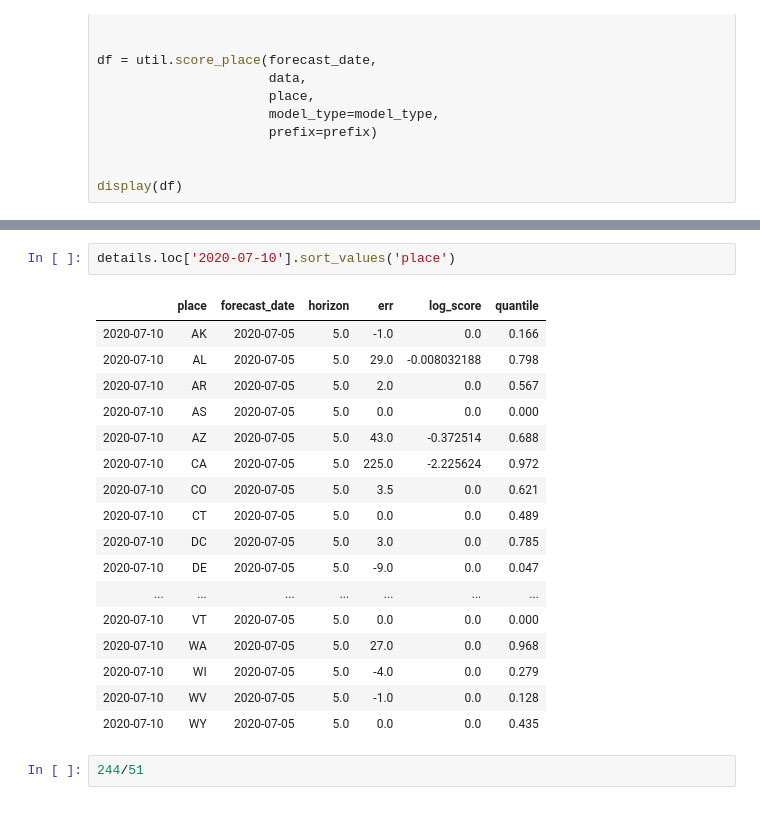
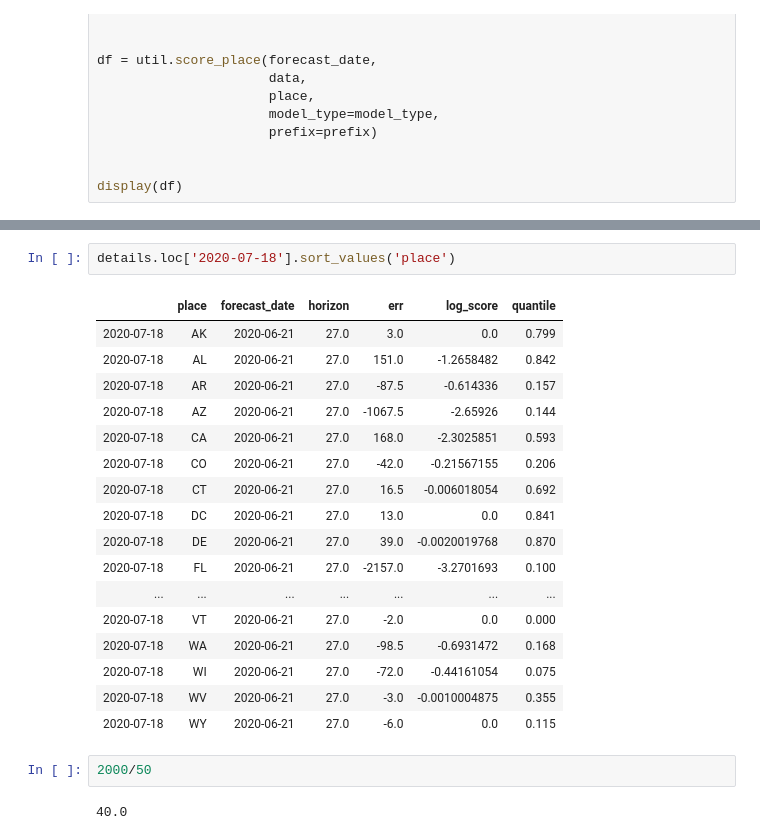
Before and after one commit to dsheldon/covid, a Jupyter notebook: scripts/Validation.ipynb, the cells around one changed output, grey strips where cells are left out. Cells and saved outputs as stored; diff of their text form.

```diff
--- a/scripts/Validation.ipynb
+++ b/scripts/Validation.ipynb
@@ -130,22 +137,24 @@ Scoring all places for 2020-07-05 forecast
 # %%
-details.loc['2020-07-10'].sort_values('place')
+details.loc['2020-07-18'].sort_values('place')
 # %% [output]
 |  | place | forecast_date | horizon | err | log_score | quantile |
-| 2020-07-10 | AK | 2020-07-05 | 5.0 | -1.0 | 0.0 | 0.166 |
-| 2020-07-10 | AL | 2020-07-05 | 5.0 | 29.0 | -0.008032188 | 0.798 |
-| 2020-07-10 | AR | 2020-07-05 | 5.0 | 2.0 | 0.0 | 0.567 |
-| 2020-07-10 | AS | 2020-07-05 | 5.0 | 0.0 | 0.0 | 0.000 |
-| 2020-07-10 | AZ | 2020-07-05 | 5.0 | 43.0 | -0.372514 | 0.688 |
-| 2020-07-10 | CA | 2020-07-05 | 5.0 | 225.0 | -2.225624 | 0.972 |
-| 2020-07-10 | CO | 2020-07-05 | 5.0 | 3.5 | 0.0 | 0.621 |
-| 2020-07-10 | CT | 2020-07-05 | 5.0 | 0.0 | 0.0 | 0.489 |
-| 2020-07-10 | DC | 2020-07-05 | 5.0 | 3.0 | 0.0 | 0.785 |
-| 2020-07-10 | DE | 2020-07-05 | 5.0 | -9.0 | 0.0 | 0.047 |
+| 2020-07-18 | AK | 2020-06-21 | 27.0 | 3.0 | 0.0 | 0.799 |
+| 2020-07-18 | AL | 2020-06-21 | 27.0 | 151.0 | -1.2658482 | 0.842 |
+| 2020-07-18 | AR | 2020-06-21 | 27.0 | -87.5 | -0.614336 | 0.157 |
+| 2020-07-18 | AZ | 2020-06-21 | 27.0 | -1067.5 | -2.65926 | 0.144 |
+| 2020-07-18 | CA | 2020-06-21 | 27.0 | 168.0 | -2.3025851 | 0.593 |
+| 2020-07-18 | CO | 2020-06-21 | 27.0 | -42.0 | -0.21567155 | 0.206 |
+| 2020-07-18 | CT | 2020-06-21 | 27.0 | 16.5 | -0.006018054 | 0.692 |
+| 2020-07-18 | DC | 2020-06-21 | 27.0 | 13.0 | 0.0 | 0.841 |
+| 2020-07-18 | DE | 2020-06-21 | 27.0 | 39.0 | -0.0020019768 | 0.870 |
+| 2020-07-18 | FL | 2020-06-21 | 27.0 | -2157.0 | -3.2701693 | 0.100 |
 | ... | ... | ... | ... | ... | ... | ... |
-| 2020-07-10 | VT | 2020-07-05 | 5.0 | 0.0 | 0.0 | 0.000 |
-| 2020-07-10 | WA | 2020-07-05 | 5.0 | 27.0 | 0.0 | 0.968 |
-| 2020-07-10 | WI | 2020-07-05 | 5.0 | -4.0 | 0.0 | 0.279 |
-| 2020-07-10 | WV | 2020-07-05 | 5.0 | -1.0 | 0.0 | 0.128 |
-| 2020-07-10 | WY | 2020-07-05 | 5.0 | 0.0 | 0.0 | 0.435 |
+| 2020-07-18 | VT | 2020-06-21 | 27.0 | -2.0 | 0.0 | 0.000 |
+| 2020-07-18 | WA | 2020-06-21 | 27.0 | -98.5 | -0.6931472 | 0.168 |
+| 2020-07-18 | WI | 2020-06-21 | 27.0 | -72.0 | -0.44161054 | 0.075 |
+| 2020-07-18 | WV | 2020-06-21 | 27.0 | -3.0 | -0.0010004875 | 0.355 |
+| 2020-07-18 | WY | 2020-06-21 | 27.0 | -6.0 | 0.0 | 0.115 |
-# %%
-244/51
+# %%
+2000/50
+# %% [output]
+40.0
```
Also changed, not shown: parts of 1 cell of this notebook.
